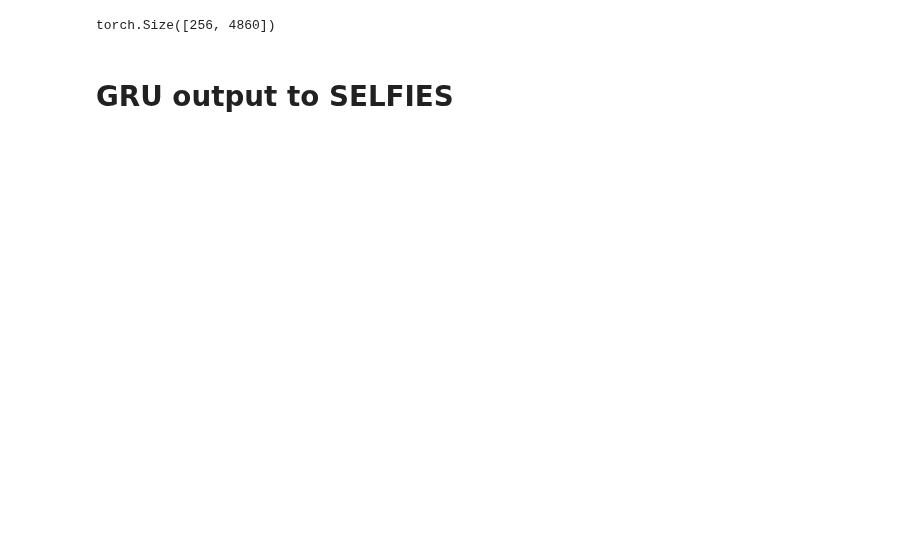
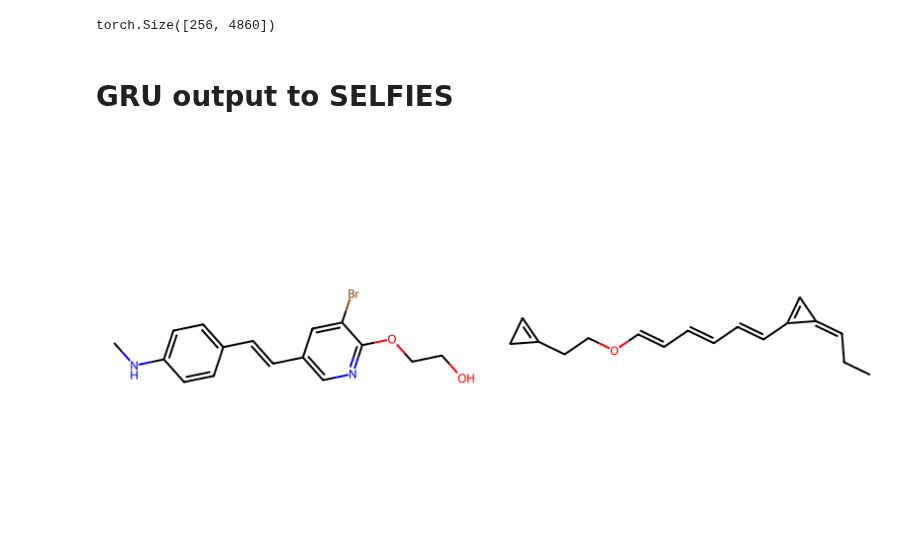
Before and after one commit to asiomchen/mldd23_project1, a Jupyter notebook: GRU.ipynb, the cells around one changed output. Drawn from its saved outputs; the diff is of its cells as text; code cells hidden in the pictures; blank space fills up the shorter version.

```diff
--- a/GRU.ipynb
+++ b/GRU.ipynb
@@ -385,5 +379,6 @@ Epoch: 1
 # save model just in case
 torch.save(model.state_dict(), './GRU_data/ralph-cifaretto.pt')
 # %%
-decoded = model(next(iter(train)))
+model = EncoderDecoder(num_layers=1, output_size=42, dropout=0).to(device)
+model.load_state_dict(torch.load('./GRU_data/ralph-cifaretto.pt'))
 # %% [output]
@@ -448,20 +426,19 @@ def batch_selfies_to_smiles(selfies_batch):
         smiles.append(smile)
     return smiles
 
-smiles_pred = batch_selfies_to_smiles(selfies_out)
+smiles_pred = batch_selfies_to_smiles(pred_devectorized)
 smiles_y = batch_selfies_to_smiles(y_devectorized)
 smiles_pred = np.array(smiles_pred)
 smiles_y = np.array(smiles_y)
 pairs = np.stack([smiles_y, smiles_pred]).T
 # %%
-import ipywidgets as widgets
-from ipywidgets import interact
+import rdkit
 from rdkit import Chem
 from rdkit.Chem import Draw
 
-@interact
-def display(x):
-    ori, pred = pairs[x]
-    pred = rdkit.Chem.MolFromSmiles(pred)
-    ori = rdkit.Chem.MolFromSmiles(ori)
-    rdkit.Chem.Draw.MolsToImage([ori, pred], molsPerRow=2, subImgSize=(400, 400))
+ori, pred = pairs[66]
+pred = rdkit.Chem.MolFromSmiles(pred)
+ori = rdkit.Chem.MolFromSmiles(ori)
+rdkit.Chem.Draw.MolsToImage([ori, pred], molsPerRow=2, subImgSize=(400, 400))
+# %% [output]
+[figure, added]
```
Also changed, not shown: parts of 3 cells of this notebook.
